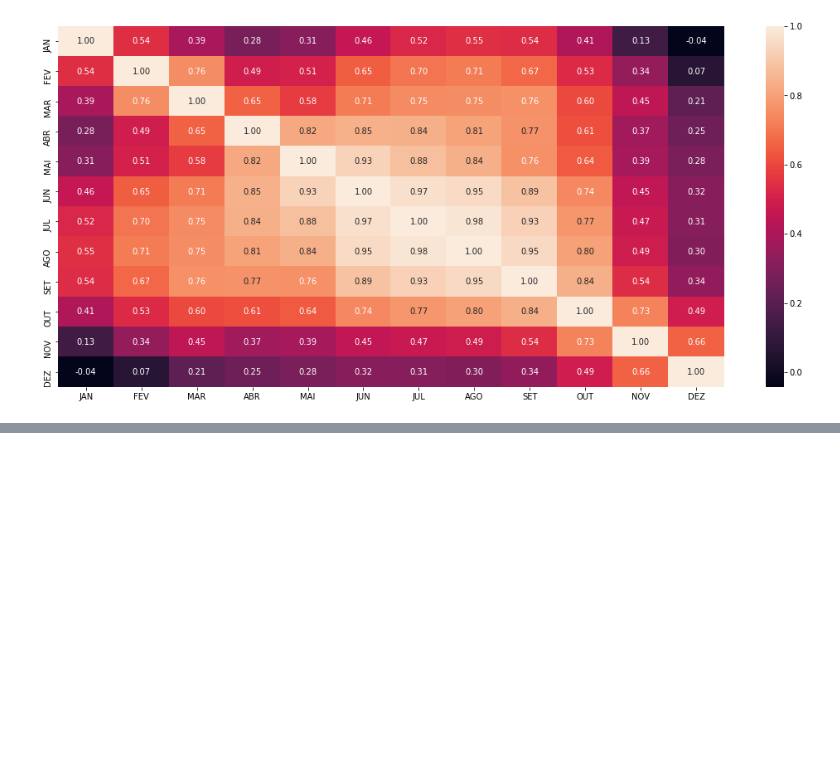
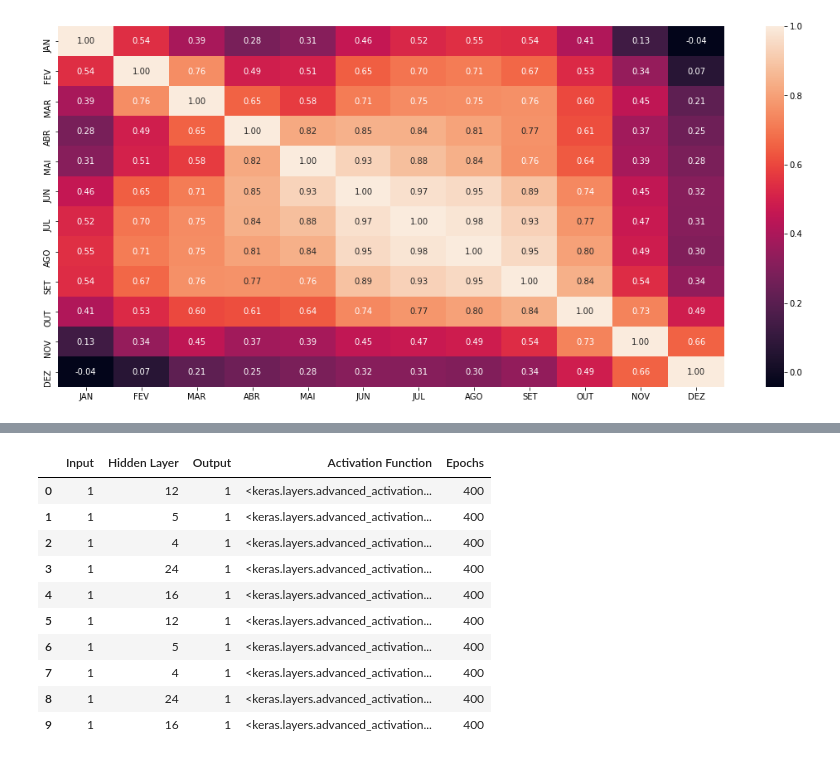
Before and after one commit to anderson93/sbrdnh, a Jupyter notebook: sbrdnh.py.ipynb, the cells around one changed output, grey strips where cells are left out. Drawn from its saved outputs; the diff is of its cells as text; code cells hidden in the pictures; blank space fills up the shorter version.

```diff
--- a/sbrdnh.py.ipynb
+++ b/sbrdnh.py.ipynb
@@ -312,6 +312,8 @@ def fitModel(monthsSize = 3, forecastSize = 1, activationFunction='tanh', hidden
   model = Sequential()
   if activationFunction=='LeakyReLU':
     model.add(LeakyReLU(alpha=0.3, input_shape=(monthsSize,)))
+  elif activationFunction=='PReLU':
+    model.add(PReLU(alpha_initializer='glorot_normal', alpha_regularizer=None, alpha_constraint=None, shared_axes=(0,1),input_shape=(monthsSize,)))
   else:
     model.add(Dense(hiddenLayer, activation=activationFunction, input_shape=(monthsSize,)))
   model.add(Dense(forecastSize, activation='linear'))
@@ -321,6 +323,7 @@ def fitModel(monthsSize = 3, forecastSize = 1, activationFunction='tanh', hidden
                 optimizer=sgd,
                 metrics=['mae'])
   epochsHistory = EPOHistory()
+  earlyStopping = EarlyStopping(monitor='val_loss', min_delta=0, patience=20, verbose=0, mode='auto')
   history = model.fit(train_data, train_labels,
                       batch_size=5,
                       epochs=epochsModel,
@@ -328,8 +331,8 @@ def fitModel(monthsSize = 3, forecastSize = 1, activationFunction='tanh', hidden
                       validation_data=( validation_data, validation_labels),
                       callbacks=[epochsHistory])
   score = model.evaluate( test_data, test_labels, verbose=0)
-  print('Test loss - %s:'%(arraySize), score[0])
-  print('Test accuracy - %s:'%(arraySize), score[1])
+  print '[INFO] Test loss -> %s:'%(arraySize), score[0]
+  print '[INFO] Test mean squared error -> %s:'%(arraySize), score[1]
   return score, model, history, epochsHistory
 # %%
 # Variables
@@ -394 +397,36 @@ for i,params in enumerate(combinations):
+# %%
+# g = sns.lmplot(x="epoch",
+#                y="val_loss",
+#                data=results)
+# g.figure()
+# g = sns.lmplot(x="epoch",
+#                y="loss",
+#                data=results)
+grid_list = []
+for x in xrange(0,len(grid_search)):
+    grid_list.append(list(grid_search[0]))
+for x in xrange(0,len(grid_list)):
+    grid_list[x].append(combinations[x])
+grid_list = sorted(grid_list, key=lambda x: x[0][1])
+results_df = {'Input':[], 'Output':[], 'Activation Function':[], 'Hidden Layer':[], 'Epochs':[]}
+for x in xrange(0,len(grid_list)):
+              results_df['Input'].append( grid_list[x][-1][0])
+              results_df['Output'].append( grid_list[x][-1][1])
+              results_df['Activation Function'].append( grid_list[x][-1][2])
+              results_df['Hidden Layer'].append(grid_list[x][-1][3])
+              results_df['Epochs'].append( grid_list[x][-1][4])
+results_df = pd.DataFrame(results_df,columns=['Input','Hidden Layer', 'Output', 'Activation Function', 'Epochs'])
+results_df[:10]
+# %% [output]
+|  | Input | Hidden Layer | Output | Activation Function | Epochs |
+| 0 | 1 | 12 | 1 | <keras.layers.advanced_activation... | 400 |
+| 1 | 1 | 5 | 1 | <keras.layers.advanced_activation... | 400 |
+| 2 | 1 | 4 | 1 | <keras.layers.advanced_activation... | 400 |
+| 3 | 1 | 24 | 1 | <keras.layers.advanced_activation... | 400 |
+| 4 | 1 | 16 | 1 | <keras.layers.advanced_activation... | 400 |
+| 5 | 1 | 12 | 1 | <keras.layers.advanced_activation... | 400 |
+| 6 | 1 | 5 | 1 | <keras.layers.advanced_activation... | 400 |
+| 7 | 1 | 4 | 1 | <keras.layers.advanced_activation... | 400 |
+| 8 | 1 | 24 | 1 | <keras.layers.advanced_activation... | 400 |
+| 9 | 1 | 16 | 1 | <keras.layers.advanced_activation... | 400 |
 # %%
```
Also changed, not shown: parts of 5 cells of this notebook.
